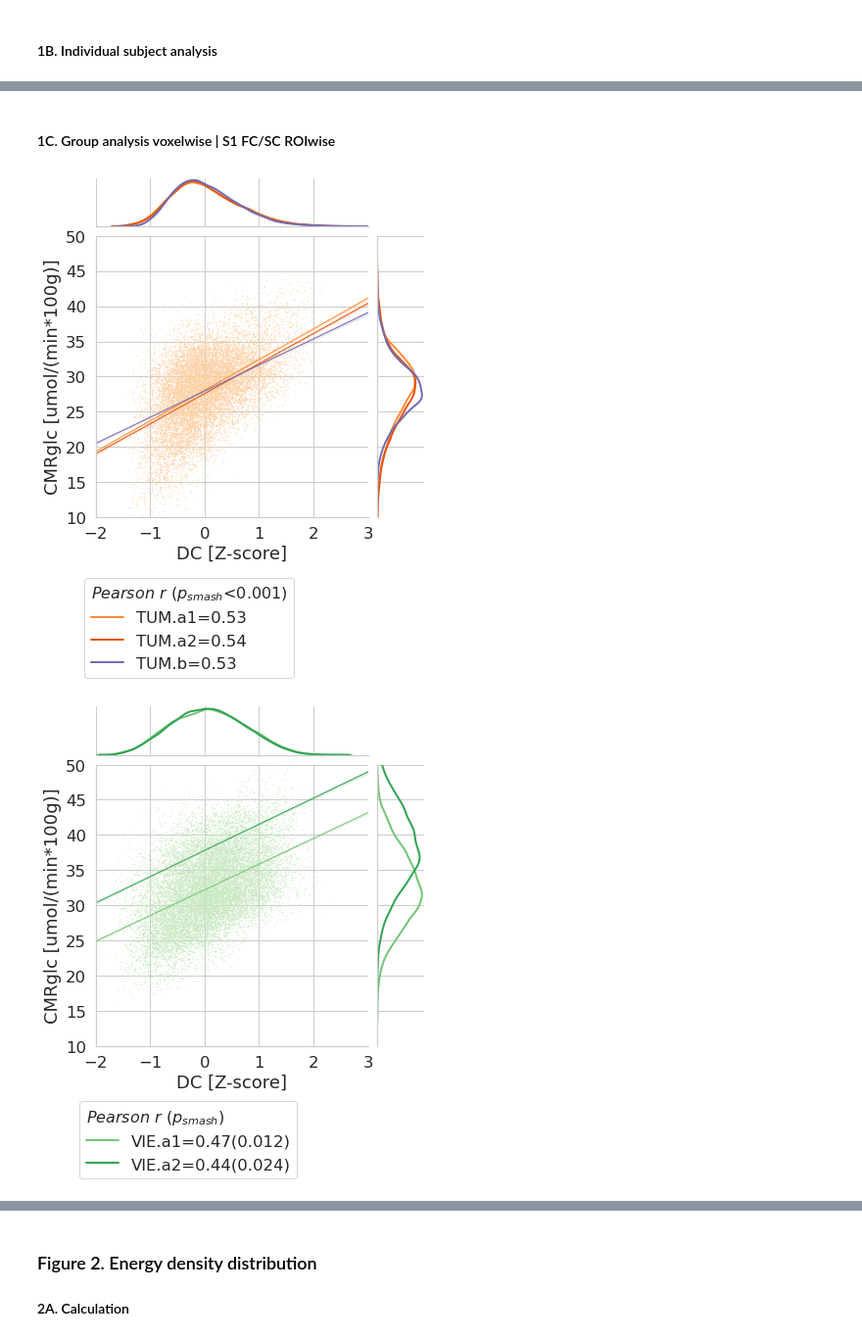
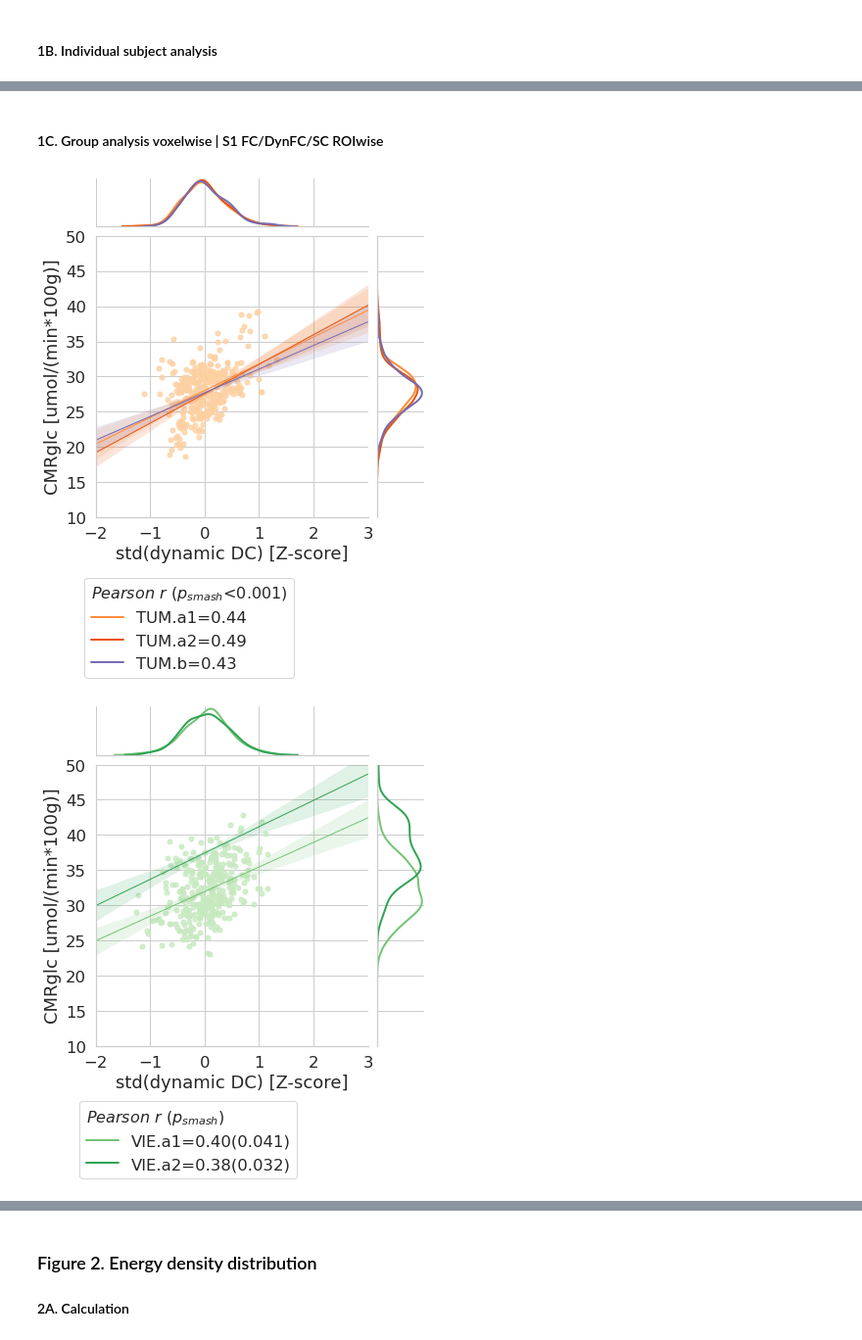
Before and after one commit to NeuroenergeticsLab/energetic_costs, a Jupyter notebook: scripts/Manuscript Figures.ipynb, the cells around one changed output, grey strips where cells are left out. Shown at 98% size. Saved outputs shown, nothing was run; the diff lists cells and outputs as text; code cells hidden in the pictures.

```diff
--- a/scripts/Manuscript Figures.ipynb
+++ b/scripts/Manuscript Figures.ipynb
@@ -223,7 +228,7 @@ g = src.functions.plot_joint(example_ind_roi_vals[x_var],example_ind_roi_vals[y_
 # %%
 selected_df = all_ind_vox_vals
 s = 0.1
-selected_site = 'TUM' #options: TUM or VIE
+selected_site = 'VIE' #options: TUM or VIE
 coh0 = 'a1' #options: a1 or b, if the latter (replication cohort TUM), it will ignore the coh1 variable
 coh1 = 'a2' #options: a2
 selected_site_sids = list(np.unique(cohorts_metadata[selected_site][coh0]['sids']+cohorts_metadata[selected_site][coh1]['sids']))
@@ -306,33 +345,34 @@ Text(0.5, 0, 'Pearson correlation')
 # %% [markdown]
-#### 1C. Group analysis voxelwise | S1 FC/SC ROIwise
+#### 1C. Group analysis voxelwise | S1 FC/DynFC/SC ROIwise
 # %%
 roiwise_results = False
-dti_results = False
-roiwise_results = roiwise_results if not dti_results else True
+other_results = 'std_dynamic_degree_z'
+roiwise_results = roiwise_results if not other_results else True
 all_avg_sel_vals = all_avg_roi_vals if roiwise_results else all_avg_vox_vals
-sel_x_var = x_var if not dti_results else 'sc_strength_z'
-sel_xlabel = xlabel if not dti_results else 'SC strength [Z-score]'
+sel_x_var = x_var if not other_results else other_results
+sel_xlabel = xlabel if not other_results else 'SC strength [Z-score]'
+sel_xlabel = xlabel if other_results != 'std_dynamic_degree_z' else 'std(dynamic DC) [Z-score]'
 sel_sites = list(cohorts_metadata.keys())[:-1] if not dti_results else list(cohorts_metadata.keys())[:1]
 palette_regplot_index = 5
 for site in sel_sites:
     filtered_index_lists = []
     np_null_dists = []
     filter_labels = []
     palette_regplot = []
     for cix,coh in enumerate(sorted(cohorts_metadata[site].keys())):
         cohort = f'{site}.{coh}'
         filtered_index_lists += [all_avg_sel_vals.cohort==cohort]
         np_null_dists += [cohorts_metadata[site][coh]['smash_{}-{}'.format(sel_x_var,y_var)]]
         filter_labels += [cohort]
         if cix<2:
             palette_regplot += [plt.cm.tab20c([palette_regplot_index-cix]).flatten()]
         else:
             palette_regplot += [plt.cm.tab20c([palette_regplot_index+7]).flatten()]
     src.functions.multiple_joinplot(all_avg_sel_vals,sel_x_var,y_var,filtered_index_lists,np_null_dists,filter_labels,palette_regplot,
                                     plt.cm.tab20c([palette_regplot_index+2]).flatten(),s=25 if roiwise_results else 0.1,
                                     xlabel=sel_xlabel,ylabel=ylabel,xlim=(-2,3) if not dti_results else None,ylim=(10,50) if not dti_results else None,
                                     legend_bbox_to_anchor=(-0.07,-0.6) if site=='TUM' else (-0.09,-0.5))
     palette_regplot_index += 4
 # %% [output]
-[figure, old version]
+[figure, new version]
-[figure, old version]
+[figure, new version]
```
Also changed, not shown: parts of 9 cells of this notebook, 3 other files.
